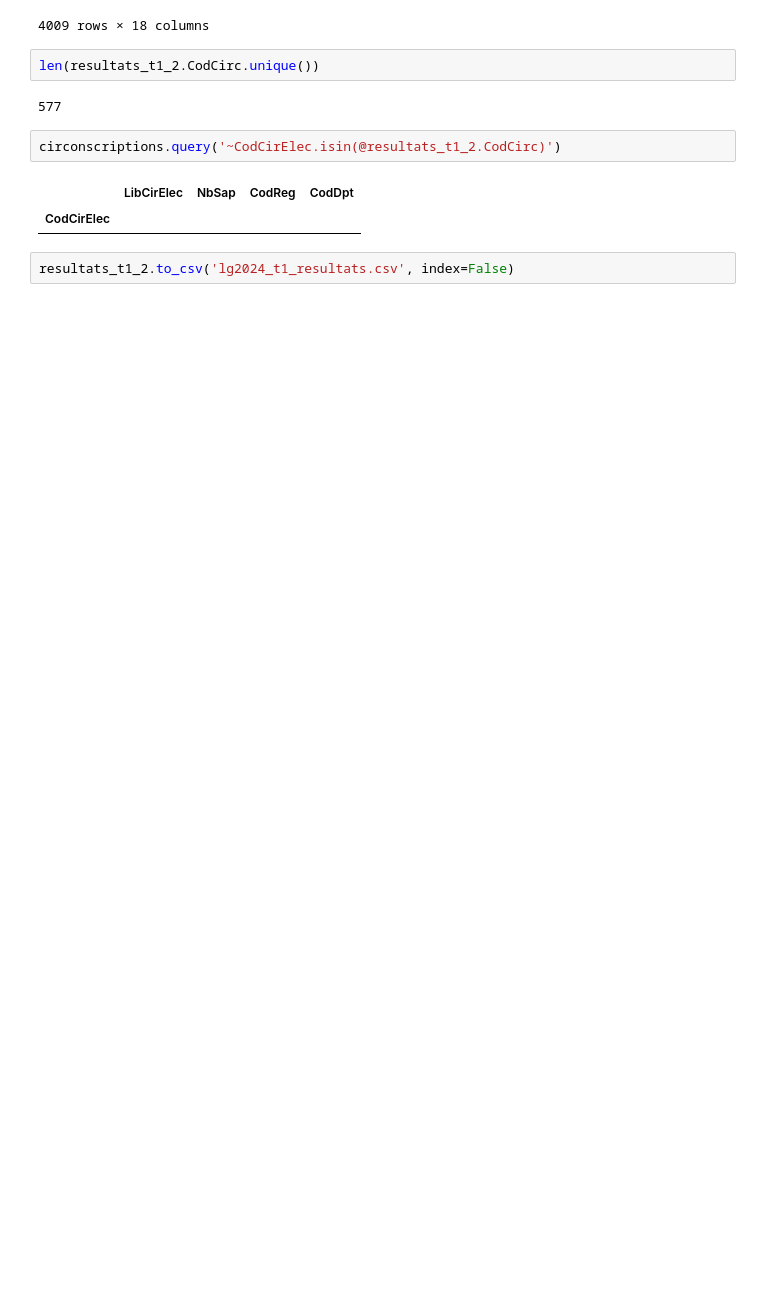
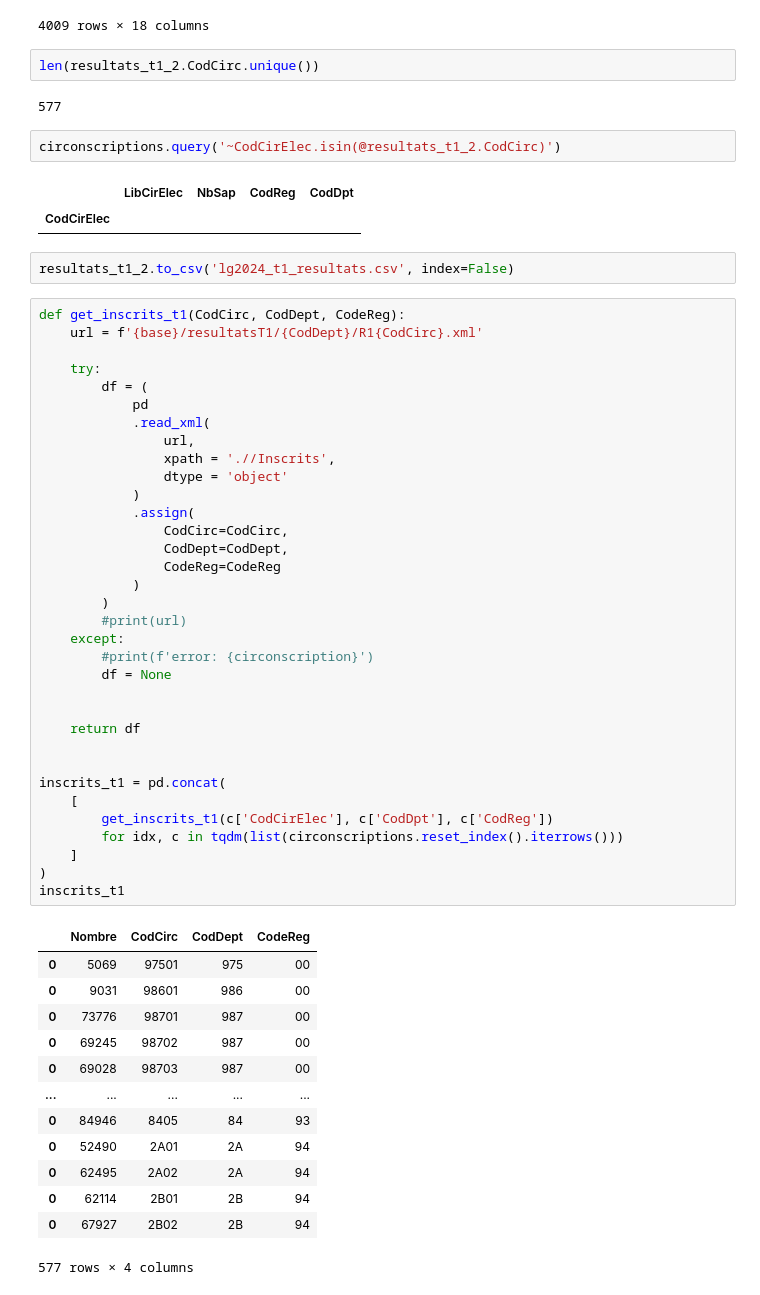
Before and after one commit to taniki/legislatives-2024, a Jupyter notebook: prep_lg2024.ipynb, the cells around one changed output. Saved outputs shown, nothing was run; the diff lists cells and outputs as text; blank space fills up the shorter version.

```diff
--- a/prep_lg2024.ipynb
+++ b/prep_lg2024.ipynb
@@ -391,3 +420,51 @@ circonscriptions.query('~CodCirElec.isin(@resultats_t1_2.CodCirc)')
 | CodCirElec |  |  |  |  |
 # %%
 resultats_t1_2.to_csv('lg2024_t1_resultats.csv', index=False)
+# %%
+def get_inscrits_t1(CodCirc, CodDept, CodeReg):
+    url = f'{base}/resultatsT1/{CodDept}/R1{CodCirc}.xml'
+
+    try:
+        df = (
+            pd
+            .read_xml(
+                url,
+                xpath = './/Inscrits',
+                dtype = 'object'
+            )
+            .assign(
+                CodCirc=CodCirc,
+                CodDept=CodDept,
+                CodeReg=CodeReg
+            )
+        )
+        #print(url)
+    except:
+        #print(f'error: {circonscription}')
+        df = None
+
+
+    return df
+
+
+inscrits_t1 = pd.concat(
+    [
+        get_inscrits_t1(c['CodCirElec'], c['CodDpt'], c['CodReg'])
+        for idx, c in tqdm(list(circonscriptions.reset_index().iterrows()))
+    ]
+)
+inscrits_t1
+# %% [output]
+|  | Nombre | CodCirc | CodDept | CodeReg |
+| 0 | 5069 | 97501 | 975 | 00 |
+| 0 | 9031 | 98601 | 986 | 00 |
+| 0 | 73776 | 98701 | 987 | 00 |
+| 0 | 69245 | 98702 | 987 | 00 |
+| 0 | 69028 | 98703 | 987 | 00 |
+| ... | ... | ... | ... | ... |
+| 0 | 84946 | 8405 | 84 | 93 |
+| 0 | 52490 | 2A01 | 2A | 94 |
+| 0 | 62495 | 2A02 | 2A | 94 |
+| 0 | 62114 | 2B01 | 2B | 94 |
+| 0 | 67927 | 2B02 | 2B | 94 |
+577 rows × 4 columns
```
Also changed, not shown: parts of 4 cells of this notebook, 1 other file.
